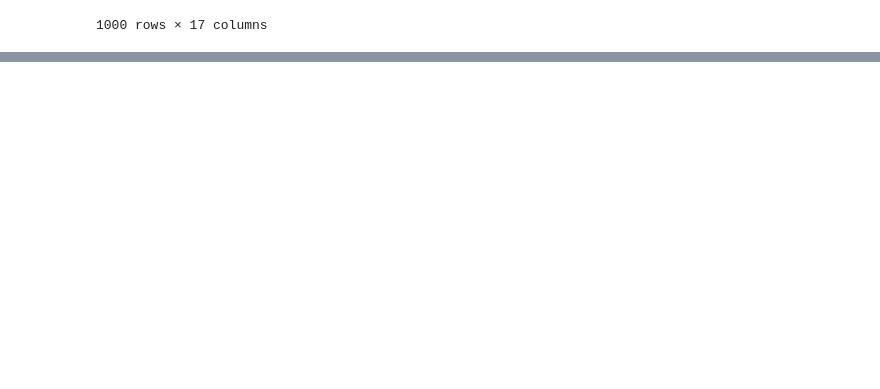
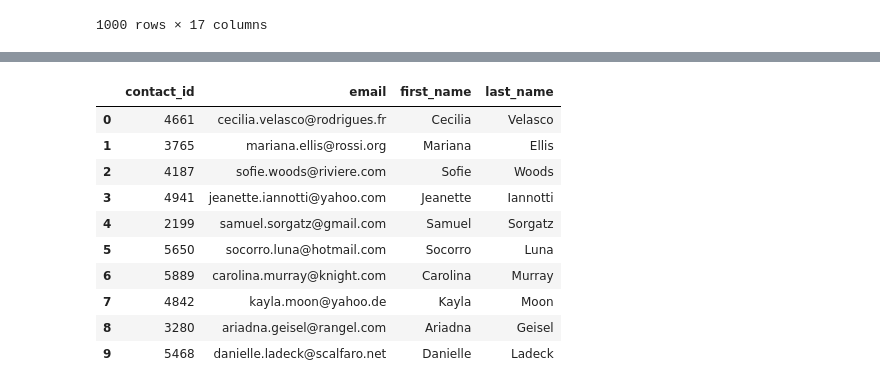
Before and after one commit to SebastianTagle/Crowdfunding_ETL, a Jupyter notebook: ETL_Mini_Project_STagle_JRamirez.ipynb, the cells around one changed output, grey strips where cells are left out. Drawn from its saved outputs; the diff is of its cells as text; code cells hidden in the pictures; blank space fills up the shorter version.

```diff
--- a/ETL_Mini_Project_STagle_JRamirez.ipynb
+++ b/ETL_Mini_Project_STagle_JRamirez.ipynb
@@ -299,0 +312,4 @@ campaign_cleaned.to_csv("Resources/campaign.csv", index=False)
+# %%
+# Read the data into a Pandas DataFrame. Use the `header=3` parameter when reading in the data.
+contact_info_df = pd.read_excel('Resources/contacts.xlsx', header=3)
+contact_info_df.head()
@@ -299,0 +323,24 @@ campaign_cleaned.to_csv("Resources/campaign.csv", index=False)
+# %%
+# Iterate through the contact_info_df and convert each row to a dictionary.
+import json
+dict_values = []
+columns_name =[]
+
+# first_row=contact_info_df.iloc[0][0]
+# converted_data=json.loads(first_row)
+# for k, v in converted_data.items():
+#     print("key: " + k)
+#     print("value: " + str(v))
+
+
+for i,row in contact_info_df.iterrows():
+    data=row[0]
+    converted_data=json.loads(data)
+    columns = [k for k,v in converted_data.items()]
+    row_values = [v for k,v in converted_data.items()]
+    dict_values.append(row_values)
+    columns_name.append(columns)
+
+# Print out the list of values for each row.
+print(columns_name[0])
+print(dict_values)
@@ -299,0 +350,3 @@ campaign_cleaned.to_csv("Resources/campaign.csv", index=False)
+# %%
+contact_info=pd.DataFrame(dict_values,columns=columns_name[0])
+contact_info
@@ -299,0 +380,16 @@ campaign_cleaned.to_csv("Resources/campaign.csv", index=False)
+# %%
+contact_info[["first_name","last_name"]]=contact_info["name"].str.split(" ",expand=True)
+contact_info=contact_info.drop("name",axis=1)
+contact_info.head(10)
+# %% [output]
+|  | contact_id | email | first_name | last_name |
+| 0 | 4661 | cecilia.velasco@rodrigues.fr | Cecilia | Velasco |
+| 1 | 3765 | mariana.ellis@rossi.org | Mariana | Ellis |
+| 2 | 4187 | sofie.woods@riviere.com | Sofie | Woods |
+| 3 | 4941 | jeanette.iannotti@yahoo.com | Jeanette | Iannotti |
+| 4 | 2199 | samuel.sorgatz@gmail.com | Samuel | Sorgatz |
+| 5 | 5650 | socorro.luna@hotmail.com | Socorro | Luna |
+| 6 | 5889 | carolina.murray@knight.com | Carolina | Murray |
+| 7 | 4842 | kayla.moon@yahoo.de | Kayla | Moon |
+| 8 | 3280 | ariadna.geisel@rangel.com | Ariadna | Geisel |
+| 9 | 5468 | danielle.ladeck@scalfaro.net | Danielle | Ladeck |
```
Also changed, not shown: parts of 8 cells of this notebook, 3 other files.
